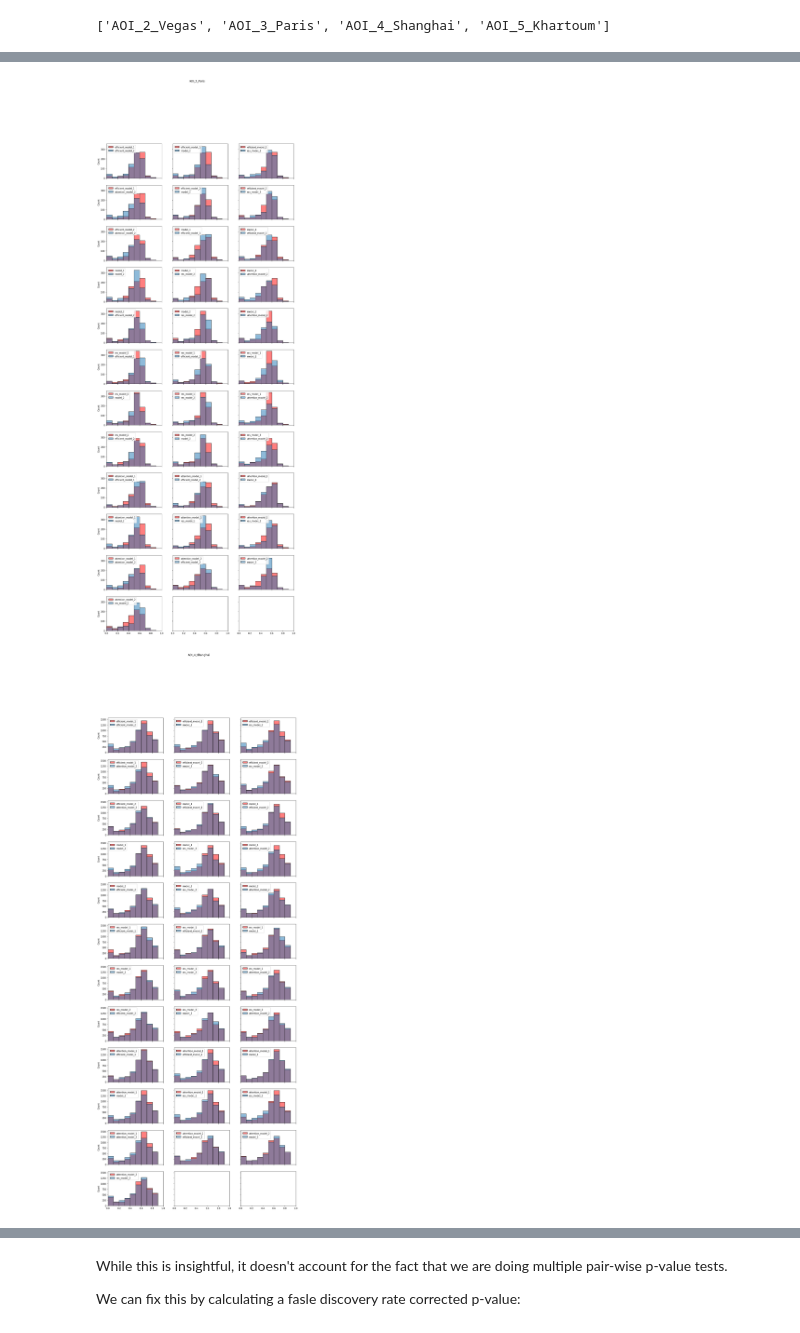
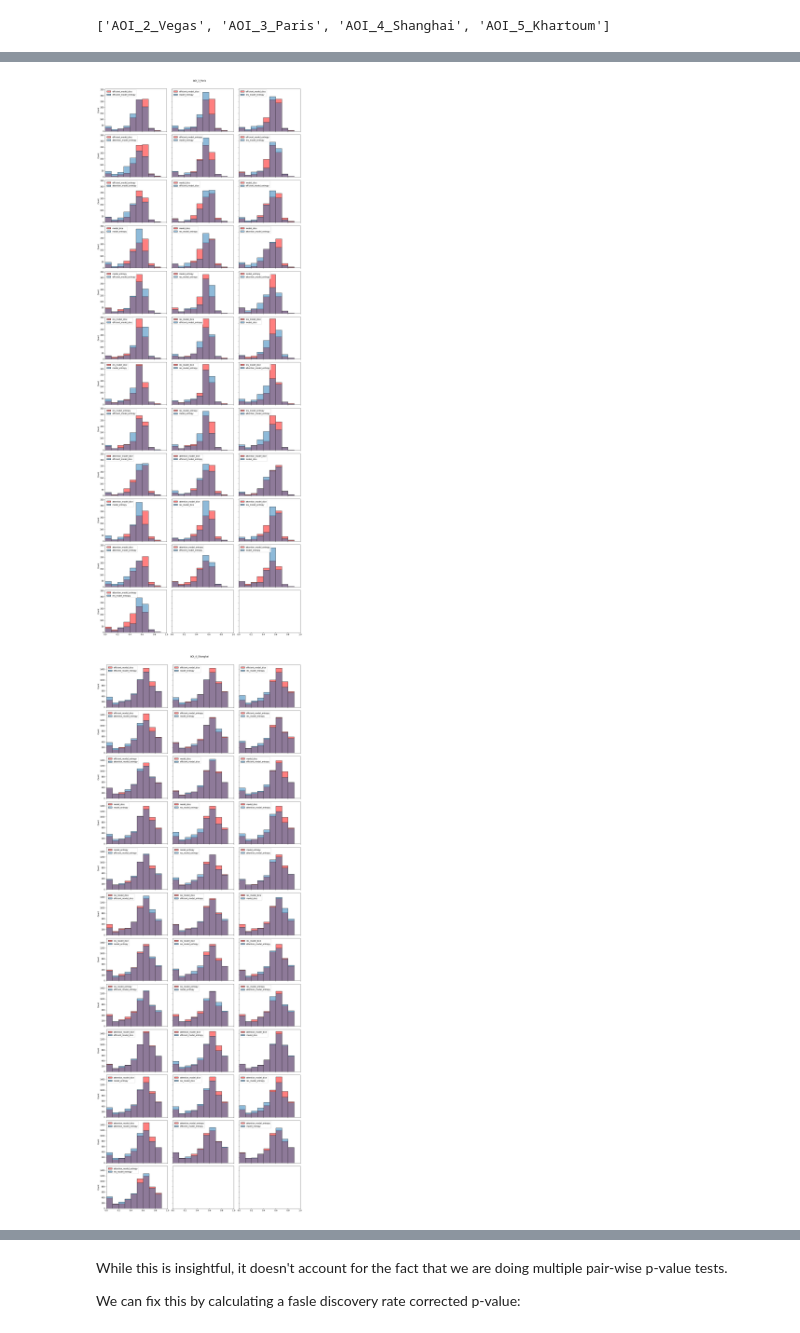
Before and after one commit to Luke-Pratley/building_road_segmentation, a Jupyter notebook: notebooks/iou_metric_comparison.ipynb, the cells around one changed output, grey strips where cells are left out. Drawn from its saved outputs; the diff is of its cells as text; code cells hidden in the pictures.

```diff
--- a/notebooks/iou_metric_comparison.ipynb
+++ b/notebooks/iou_metric_comparison.ipynb
@@ -60,7 +77,7 @@ for area in areas_of_interest:
     p_values_dict[area] = pd.DataFrame(index=models, columns=models)
     fig, axs = plt.subplots(nrows=12,ncols=3,sharex=True, sharey=True, figsize=(3 * 5, 8 * 5))
     axs = np.ravel(axs)
-    fig.suptitle(area)
+    fig.suptitle(area, y = 1.005)
     count = 0
     for m1, m2 in pairs:
         if m1 != m2:
@@ -72,4 +89,6 @@ for area in areas_of_interest:
             p_values_dict[area].loc[m1, m2] = p_val
             #print(f'[{area}] The for {m1} > {m2} p-value is {p_val: 0.5f}')
             count += 1
+    fig.tight_layout()
+    plt.show()
 # %% [output]
@@ -128,7 +147,7 @@ for area in areas_of_interest:
     p_values_dict[area] = pd.DataFrame(index=models, columns=models)
     fig, axs = plt.subplots(nrows=12,ncols=3,sharex=True, sharey=True, figsize=(3 * 5, 8 * 5))
     axs = np.ravel(axs)
-    fig.suptitle(area)
+    fig.suptitle(area, y = 1.005)
     count = 0
     for m1, m2 in pairs:
         if m1 != m2:
@@ -141,4 +160,6 @@ for area in areas_of_interest:
             p_values_dict[area].loc[m1, m2] = p_val
             #print(f'[{area}] The for {m1} > {m2} p-value is {p_val: 0.5f}')
             count += 1
+    fig.tight_layout()
+    plt.show()
 # %% [output]
@@ -146,2 +167,2 @@ for area in areas_of_interest:
-[figure, old version]
+[figure, new version]
-[figure, old version]
+[figure, new version]
```
Also changed, not shown: parts of 18 cells of this notebook, 2 other files.
